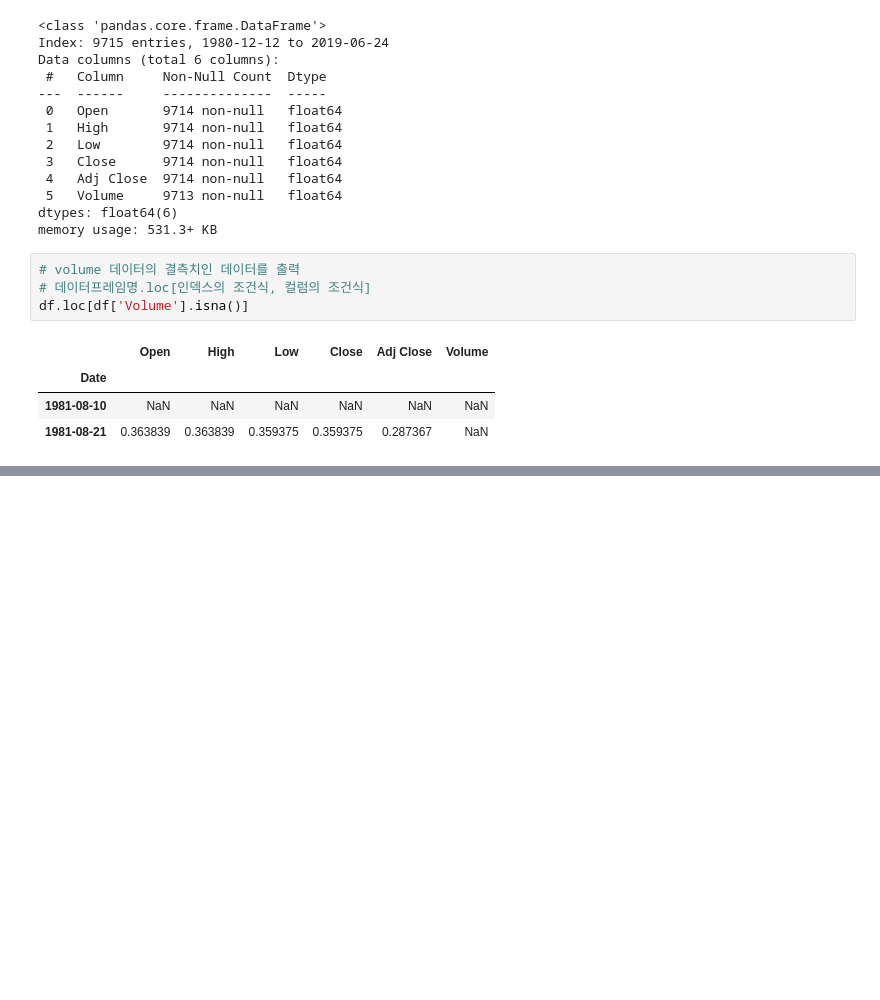
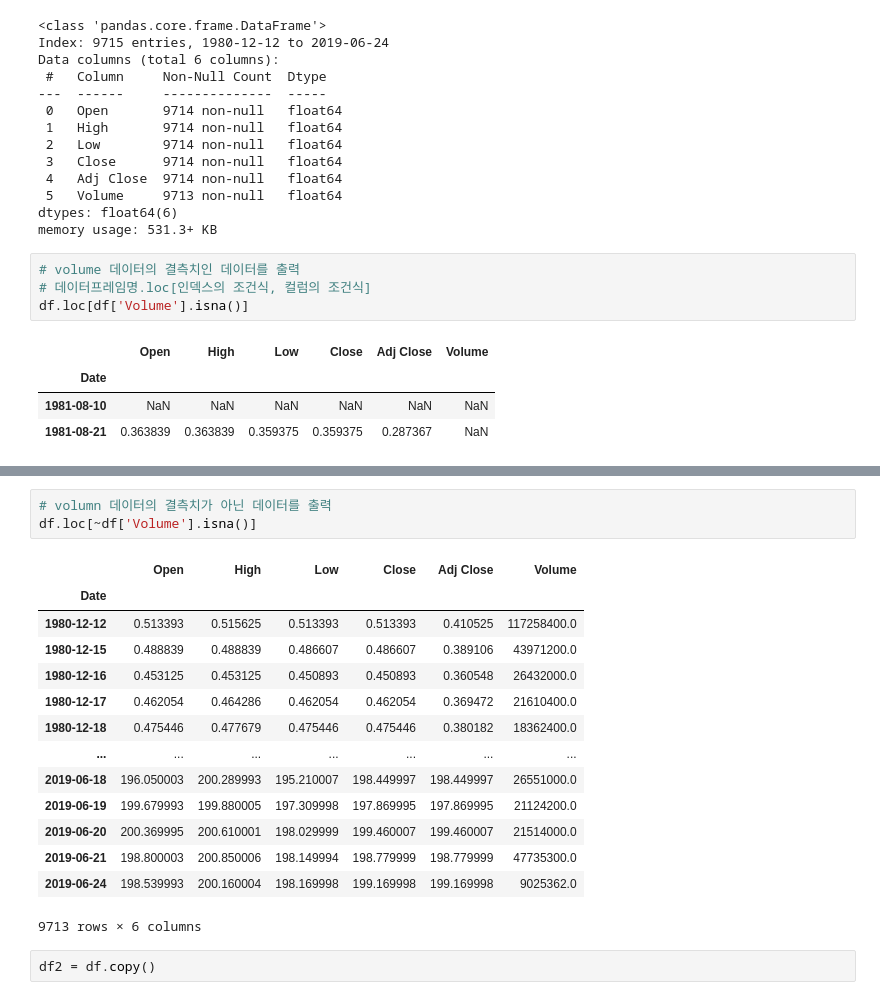
Before and after one commit to mijin-kimm/python-ezen, a Jupyter notebook: 231029/02_pandas.ipynb, the cells around one changed output, grey strips where cells are left out. Saved outputs shown, nothing was run; the diff lists cells and outputs as text; blank space fills up the shorter version.

```diff
--- a/231029/02_pandas.ipynb
+++ b/231029/02_pandas.ipynb
@@ -47,0 +52,20 @@ df.loc[df['Volume'].isna()]
+# %%
+# volumn 데이터의 결측치가 아닌 데이터를 출력
+df.loc[~df['Volume'].isna()]
+# %% [output]
+|  | Open | High | Low | Close | Adj Close | Volume |
+| Date |  |  |  |  |  |  |
+| 1980-12-12 | 0.513393 | 0.515625 | 0.513393 | 0.513393 | 0.410525 | 117258400.0 |
+| 1980-12-15 | 0.488839 | 0.488839 | 0.486607 | 0.486607 | 0.389106 | 43971200.0 |
+| 1980-12-16 | 0.453125 | 0.453125 | 0.450893 | 0.450893 | 0.360548 | 26432000.0 |
+| 1980-12-17 | 0.462054 | 0.464286 | 0.462054 | 0.462054 | 0.369472 | 21610400.0 |
+| 1980-12-18 | 0.475446 | 0.477679 | 0.475446 | 0.475446 | 0.380182 | 18362400.0 |
+| ... | ... | ... | ... | ... | ... | ... |
+| 2019-06-18 | 196.050003 | 200.289993 | 195.210007 | 198.449997 | 198.449997 | 26551000.0 |
+| 2019-06-19 | 199.679993 | 199.880005 | 197.309998 | 197.869995 | 197.869995 | 21124200.0 |
+| 2019-06-20 | 200.369995 | 200.610001 | 198.029999 | 199.460007 | 199.460007 | 21514000.0 |
+| 2019-06-21 | 198.800003 | 200.850006 | 198.149994 | 198.779999 | 198.779999 | 47735300.0 |
+| 2019-06-24 | 198.539993 | 200.160004 | 198.169998 | 199.169998 | 199.169998 | 9025362.0 |
+9713 rows × 6 columns
+# %%
+df2 = df.copy()
```
Also changed, not shown: parts of 9 cells of this notebook, 2 other files.
